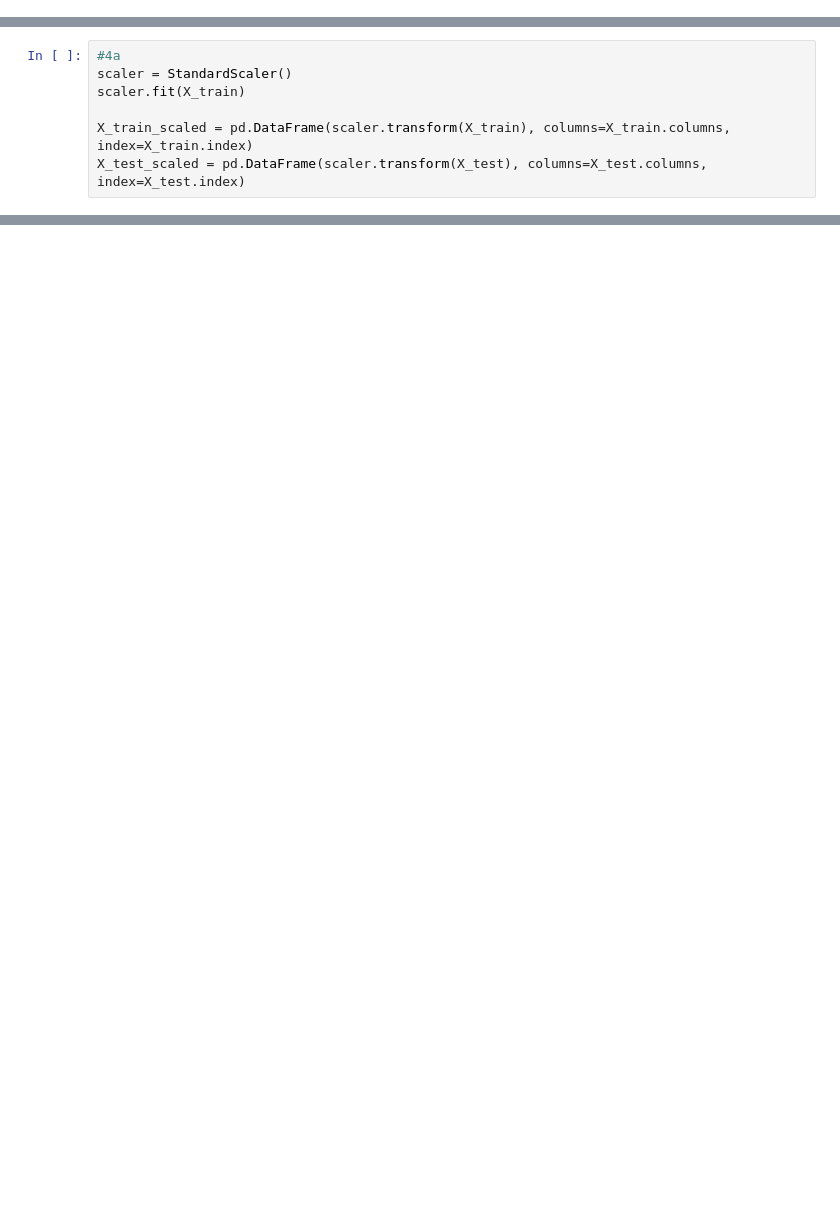
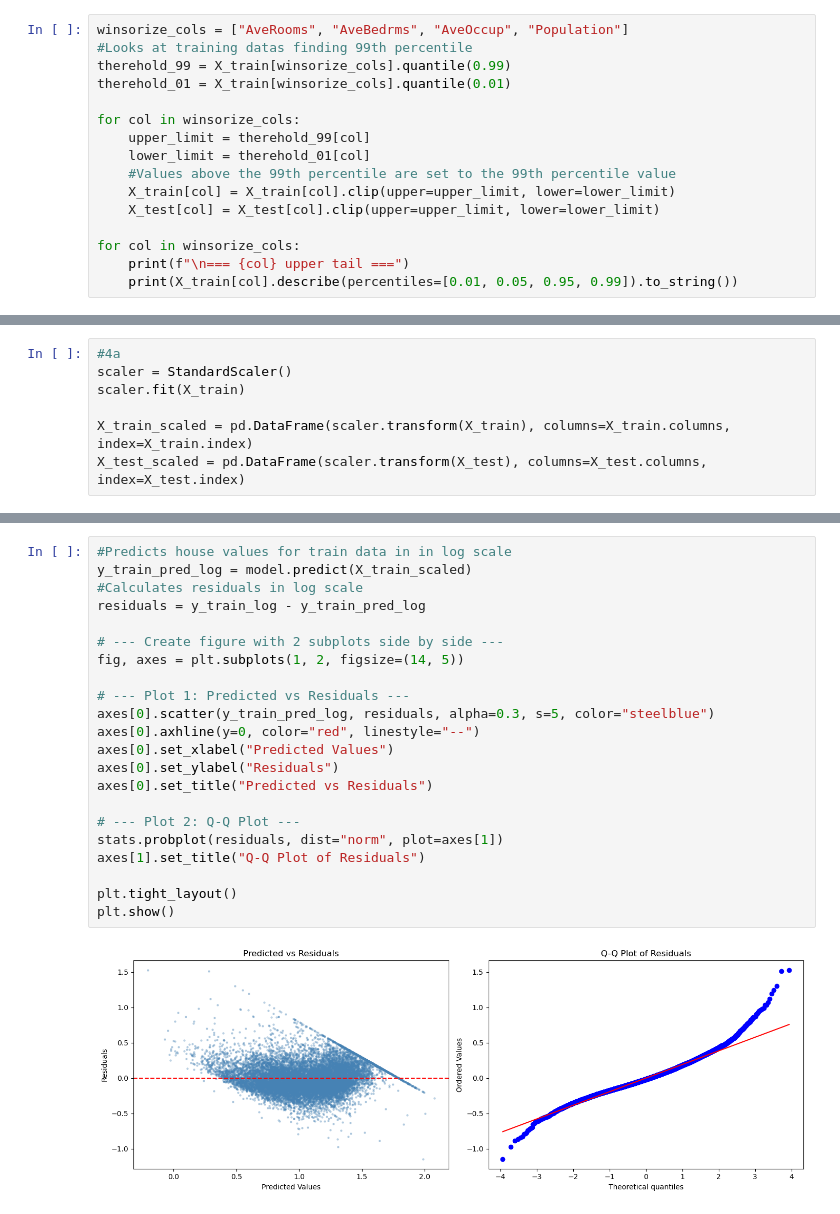
Before and after one commit to yashkaravadra21-afk/Case-Study-Explaining-House-Values-in-California, a Jupyter notebook: starterCode.ipynb, the cells around one changed output, grey strips where cells are left out. Cells and saved outputs as stored; diff of their text form; blank space fills up the shorter version.

```diff
--- a/starterCode.ipynb
+++ b/starterCode.ipynb
@@ -233,0 +205,16 @@ max       5798.720000
+# %%
+winsorize_cols = ["AveRooms", "AveBedrms", "AveOccup", "Population"]
+#Looks at training datas finding 99th percentile
+therehold_99 = X_train[winsorize_cols].quantile(0.99)
+therehold_01 = X_train[winsorize_cols].quantile(0.01)
+
+for col in winsorize_cols:
+    upper_limit = therehold_99[col]
+    lower_limit = therehold_01[col]
+    #Values above the 99th percentile are set to the 99th percentile value
+    X_train[col] = X_train[col].clip(upper=upper_limit, lower=lower_limit)
+    X_test[col] = X_test[col].clip(upper=upper_limit, lower=lower_limit)
+
+for col in winsorize_cols:
+    print(f"\n=== {col} upper tail ===")
+    print(X_train[col].describe(percentiles=[0.01, 0.05, 0.95, 0.99]).to_string())
@@ -326,0 +430,24 @@ Coefficients:
+# %%
+#Predicts house values for train data in in log scale
+y_train_pred_log = model.predict(X_train_scaled)
+#Calculates residuals in log scale
+residuals = y_train_log - y_train_pred_log
+
+# --- Create figure with 2 subplots side by side ---
+fig, axes = plt.subplots(1, 2, figsize=(14, 5))
+
+# --- Plot 1: Predicted vs Residuals ---
+axes[0].scatter(y_train_pred_log, residuals, alpha=0.3, s=5, color="steelblue")
+axes[0].axhline(y=0, color="red", linestyle="--")
+axes[0].set_xlabel("Predicted Values")
+axes[0].set_ylabel("Residuals")
+axes[0].set_title("Predicted vs Residuals")
+
+# --- Plot 2: Q-Q Plot ---
+stats.probplot(residuals, dist="norm", plot=axes[1])
+axes[1].set_title("Q-Q Plot of Residuals")
+
+plt.tight_layout()
+plt.show()
+# %% [output]
+[figure, added]
```
Also changed, not shown: parts of 11 cells of this notebook.
